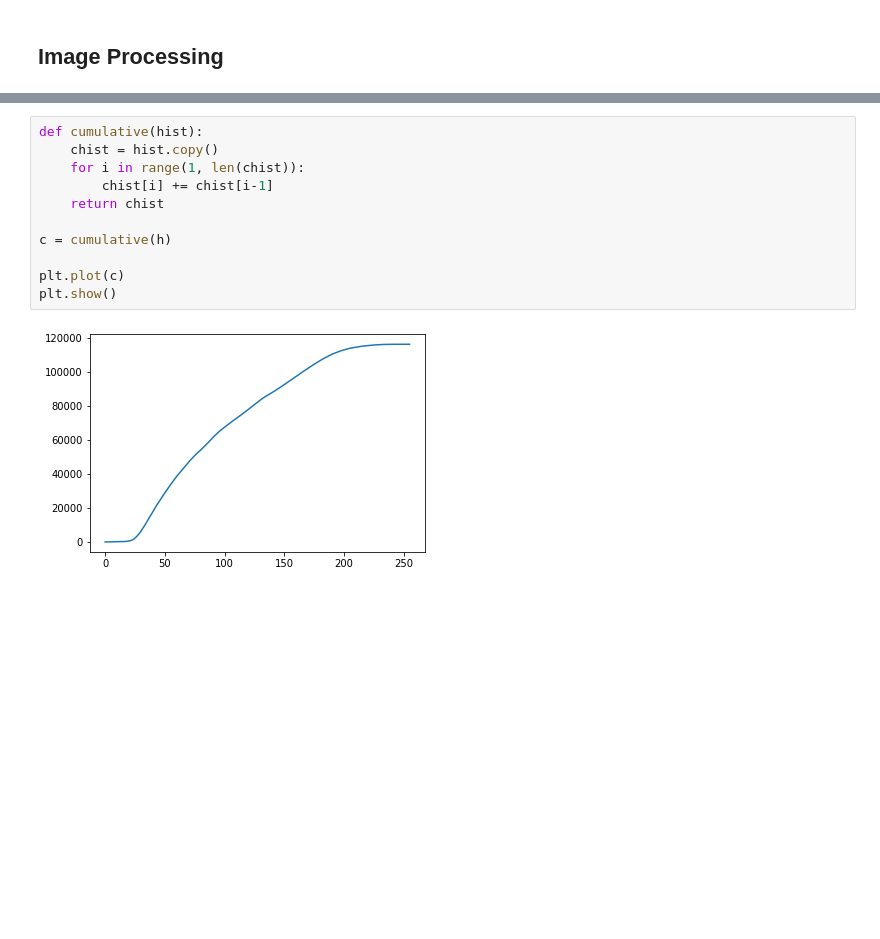
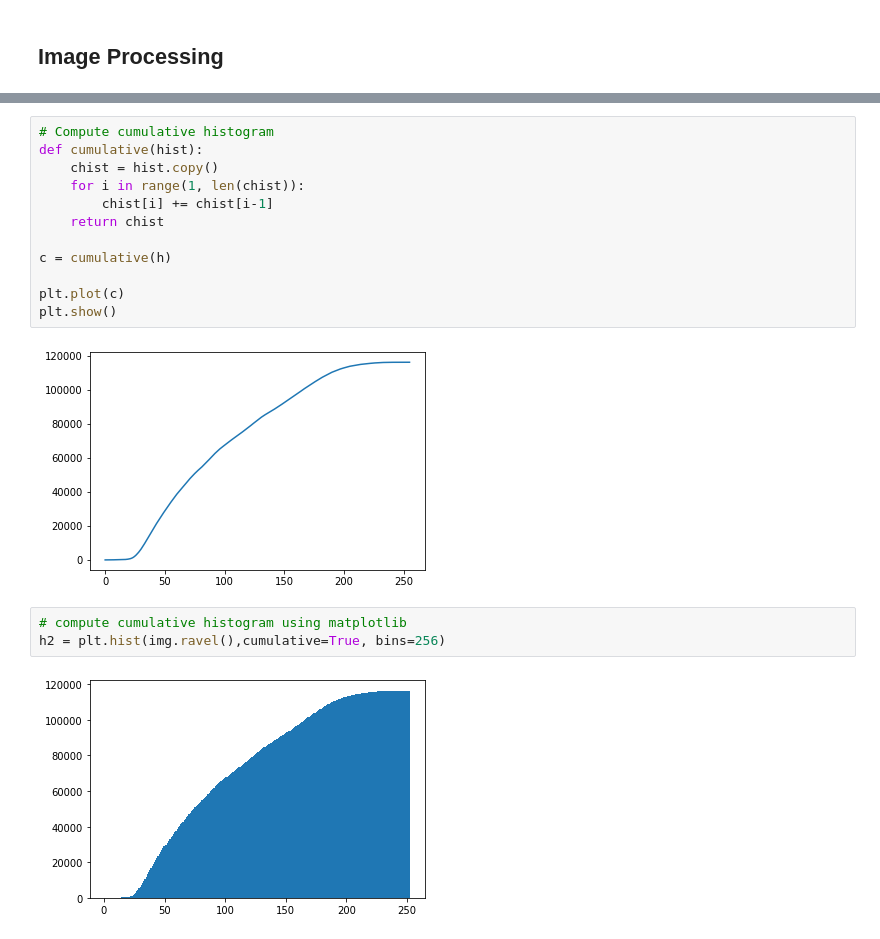
Before and after one commit to neduchal/USVP, a Jupyter notebook: cviceni/cv01.ipynb, the cells around one changed output, grey strips where cells are left out. Saved outputs shown, nothing was run; the diff lists cells and outputs as text; blank space fills up the shorter version.

```diff
--- a/cviceni/cv01.ipynb
+++ b/cviceni/cv01.ipynb
@@ -110,4 +117,5 @@ plt.show()
 # %%
+# Compute cumulative histogram
 def cumulative(hist):
     chist = hist.copy()
     for i in range(1, len(chist)):
@@ -120,3 +128,8 @@ plt.plot(c)
 plt.show()
 # %% [output]
 [figure]
+# %%
+# compute cumulative histogram using matplotlib
+h2 = plt.hist(img.ravel(),cumulative=True, bins=256)
+# %% [output]
+[figure, added]
```
Also changed, not shown: parts of 9 cells of this notebook.
